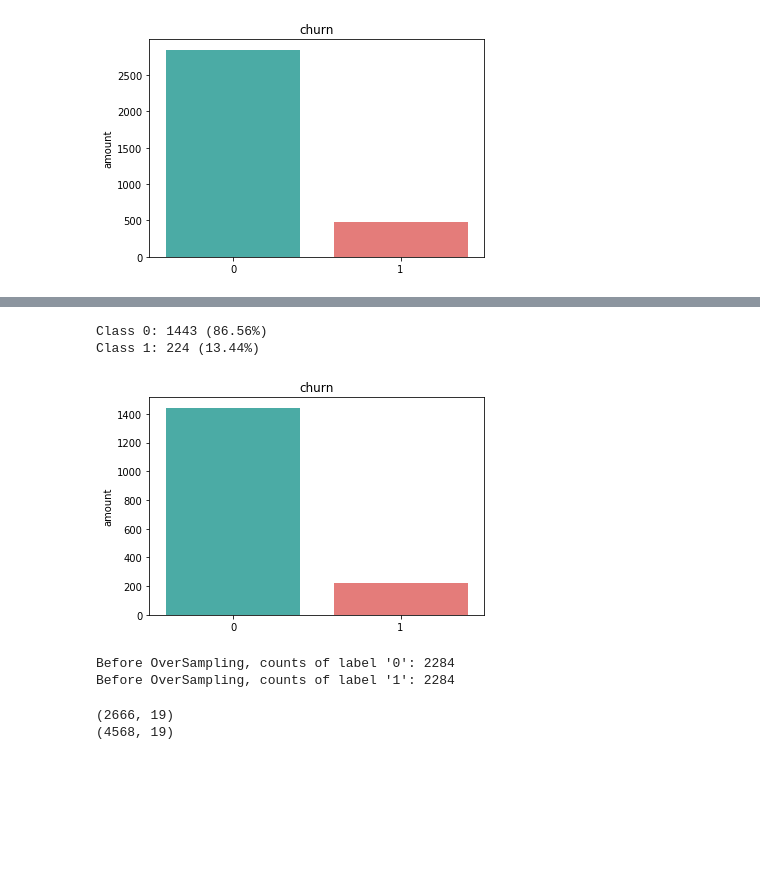
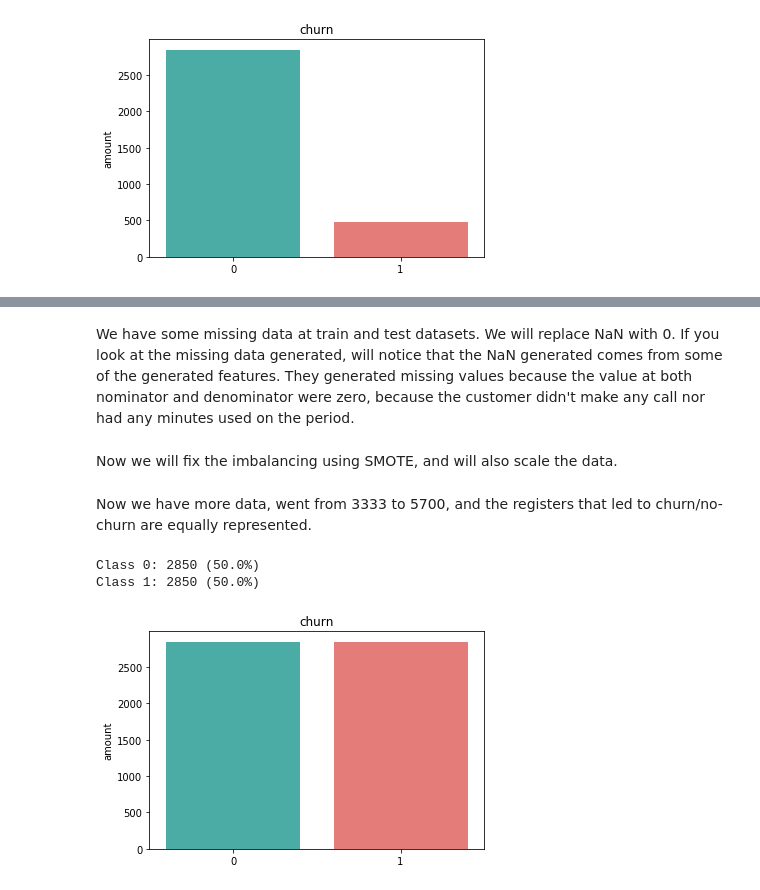
Before and after one commit to dmiekoar/Projects, a Jupyter notebook: Customer Churn in Telecom Companies.ipynb, the cells around one changed output, grey strips where cells are left out. Cells and saved outputs as stored; diff of their text form; code cells hidden in the pictures; blank space fills up the shorter version.

```diff
--- a/Customer Churn in Telecom Companies.ipynb
+++ b/Customer Churn in Telecom Companies.ipynb
@@ -84,7 +87,6 @@ test_data.head(3).append(test_data.tail(3))
 # %%
-# First I'll convert the output value from string to integer
-train_data.replace('no', 0, inplace = True)
-train_data.replace('yes', 1, inplace = True)
+# First I'll convert some variables from string to integer --- 'international_plan', 'voice_mail_plan', 'churn'
+map_replace = {'no':0, 'yes':1}
 
-test_data.replace('no', 0, inplace = True)
-test_data.replace('yes', 1, inplace = True)
+train_data.replace(map_replace, inplace = True)
+test_data.replace(map_replace, inplace = True)
@@ -114,0 +176,10 @@ Class 1: 483 (14.49%)
+# %%
+from sklearn.preprocessing import LabelEncoder
+
+le = LabelEncoder()
+for col in ['state','area_code']:
+    train_data[col] = le.fit_transform(train_data[col])
+    test_data[col] = le.transform(test_data[col])
+
+#train_data = pd.get_dummies(train_data, columns = ['area_code','new_number_vmail_messages'])
+#test_data = pd.get_dummies(test_data, columns = ['area_code','new_number_vmail_messages'])
@@ -114,0 +195,4 @@ Class 1: 483 (14.49%)
+# %% [markdown]
+We have some missing data at train and test datasets.
+We will replace NaN with 0.
+If you look at the missing data generated, will notice that the NaN generated comes from some of the generated features. They generated missing values because the value at both nominator and denominator were zero, because the customer didn't make any call nor had any minutes used on the period.
@@ -115,6 +202,33 @@ Class 1: 483 (14.49%)
+# %% [markdown]
+Now we will fix the imbalancing using SMOTE, and will also scale the data.
+# %%
+from sklearn.preprocessing import StandardScaler
+from imblearn.over_sampling import SMOTE
+
+features = train_data.columns.tolist()
+features.remove('churn')
+
+sm = SMOTE(random_state = 42, ratio = 1.0)
+
+new_X, new_y = sm.fit_sample(train_data[features], train_data[output])
+
+
+## Scale ########################################
+# Scale the features
+new_train_data = pd.DataFrame(StandardScaler().fit_transform(new_X))
+new_train_data.columns = features
+new_y_train = np.array(new_y).reshape(-1,1)
+new_train_data['churn'] = new_y_train
+
+new_test_data = pd.DataFrame(StandardScaler().fit_transform(test_data[features]))
+new_test_data.columns = features
+new_y_test = test_data['churn']
+new_test_data['churn'] = new_y_test
+# %% [markdown]
+Now we have more data, went from 3333 to 5700, and the registers that led to churn/no-churn are equally represented.
 # %%
-check_output(test_data, 'churn')
+check_output(new_train_data, 'churn')
 # %% [output]
-Class 0: 1443 (86.56%)
-Class 1: 224 (13.44%)
+Class 0: 2850 (50.0%)
+Class 1: 2850 (50.0%)
-[figure, old version]
+[figure, new version]
@@ -135,20 +234,0 @@ y_train = train_data[output]
-# %%
-print("Before OverSampling, counts of label '0': {}".format(sum(y_train==0)))
-print("Before OverSampling, counts of label '1': {}".format(sum(y_train==1)))
-# %% [output]
-Before OverSampling, counts of label '0': 2284
-Before OverSampling, counts of label '1': 2284
-# %%
-# Split the dataset into train and test, plus balancing the training portion using SMOTE
-from sklearn.model_selection import train_test_split
-from imblearn.over_sampling import SMOTE
-
-X_train, X_test, y_train, y_test = train_test_split(X_train, y_train, test_size = 0.2, random_state = 42)
-print(X_train.shape)
-
-sm = SMOTE(random_state = 42, ratio = 1.0)
-X_train, y_train = sm.fit_sample(X_train, y_train)
-print(X_train.shape)
-# %% [output]
-(2666, 19)
-(4568, 19)
```
Also changed, not shown: parts of 40 cells of this notebook.
